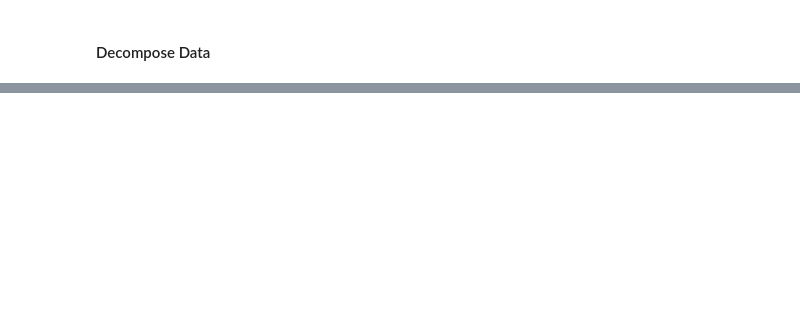
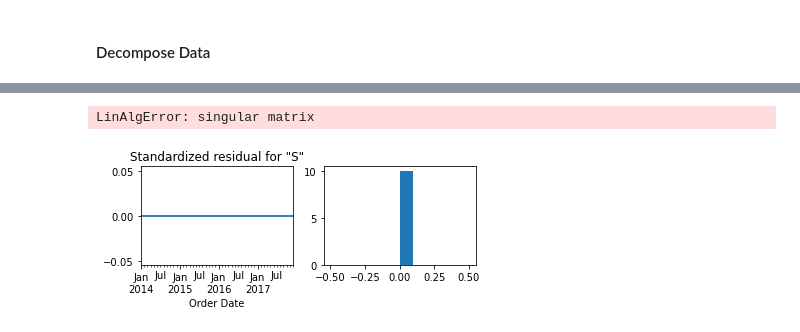
Before and after one commit to samar14641/timeseries-101, a Jupyter notebook: superstore.ipynb, the cells around one changed output, grey strips where cells are left out. Cells and saved outputs as stored; diff of their text form; code cells hidden in the pictures; blank space fills up the shorter version.

Commit message:
arima but broken

```diff
--- a/superstore.ipynb
+++ b/superstore.ipynb
@@ -249,0 +254,6 @@ plt.close()
+# %%
+p = d = q = range(0, 2)
+
+pdq = list(itertools.product(p, d, q))
+
+seasonal_pdq = [(x[0], x[1], x[2], 12) for x in pdq]
@@ -249,0 +262,19 @@ plt.close()
+# %%
+min_value, min_pdq, min_seasonal_pdq = float('inf'), None, None
+
+for param in pdq:
+    for param_seasonal in seasonal_pdq:
+        try:
+            model = sm.tsa.statespace.SARIsm.tsa.statespace.SARIMAXMAX(month_s, order = param, seasonal_order = param_seasonal, enforce_stationary = False, enforce_invertibility = False)
+
+            res = model.fit()
+
+            print('ARIMA {}x{} AIC:{}'.format(param, param_seasonal, res.aic))
+
+            if res.aic < min_value:
+                min_value = res.aic
+                min_pdq = param
+                min_seasonal_pdq = param_seasonal
+
+        except:
+            continue
@@ -249,0 +332,6 @@ plt.close()
+# %%
+selected_model = sm.tsa.statespace.SARIMAX(month_s, order = min_pdq, seasonal_order = min_seasonal_pdq, enforce_stationary = False, enforce_invertibility = False)
+
+res = selected_model.fit()
+
+res.summary().tables[1]
@@ -249,0 +344,5 @@ plt.close()
+# %%
+res.plot_diagnostics()
+# %% [output]
+LinAlgError: singular matrix
+[figure, added]
```
Also changed, not shown: parts of 10 cells of this notebook.
